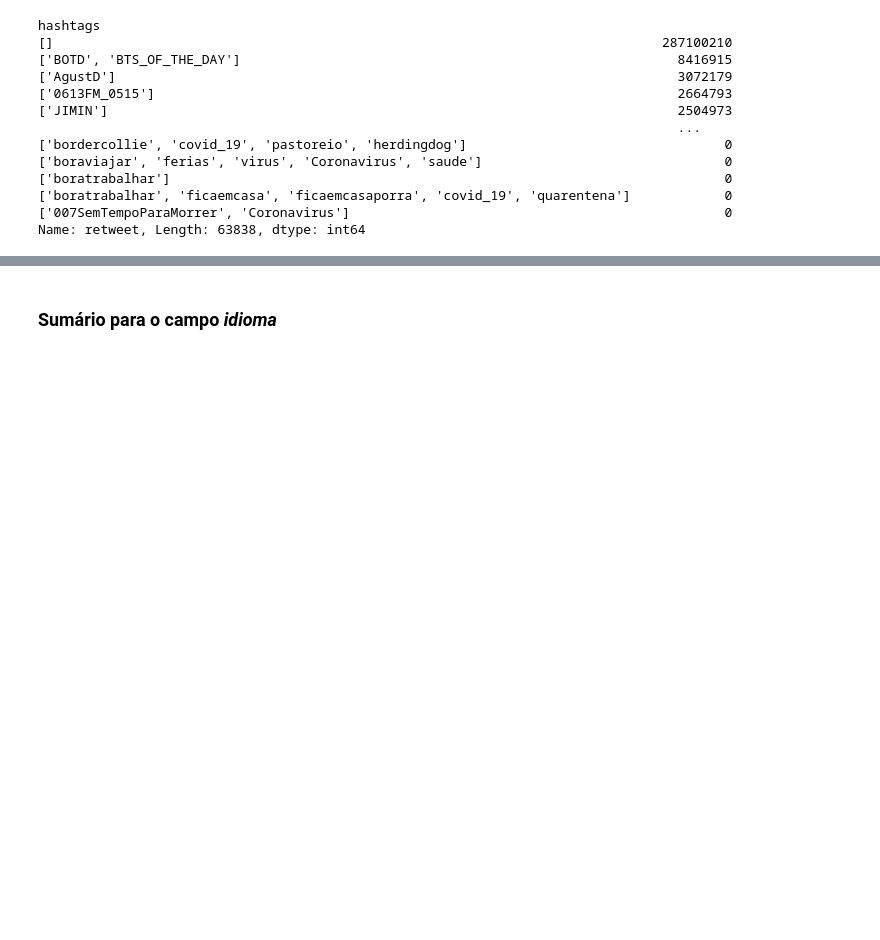
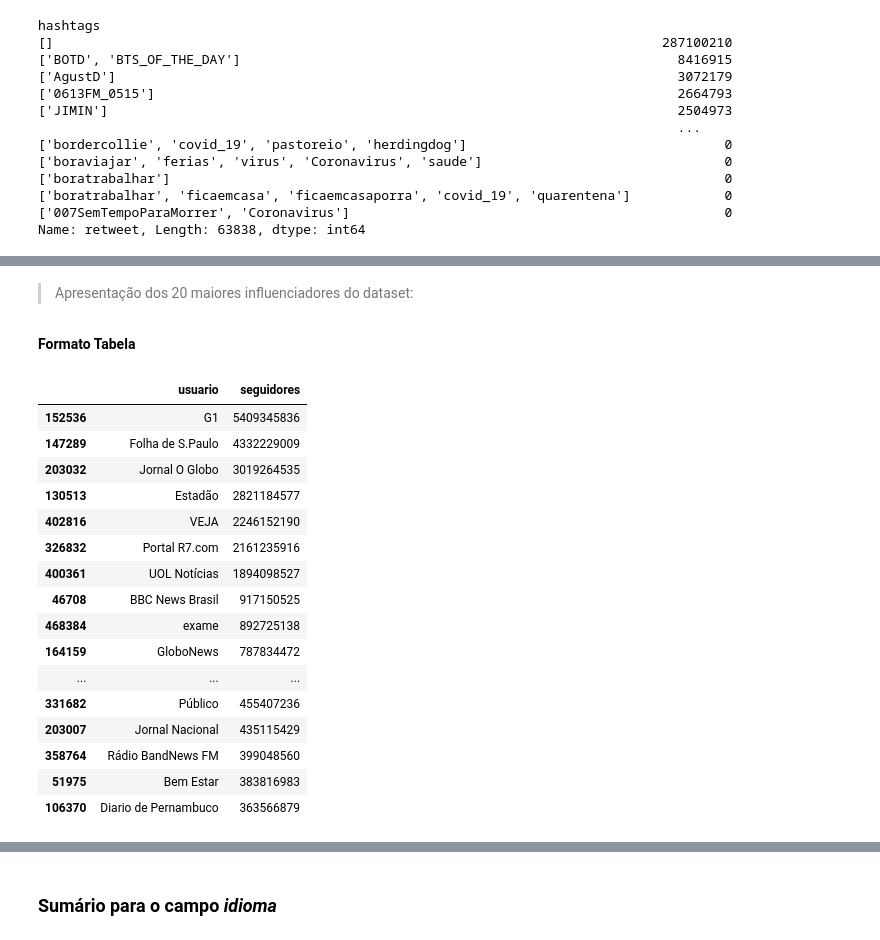
Before and after one commit to ednux/data-science-twitters-covid, a Jupyter notebook: main.ipynb, the cells around one changed output, grey strips where cells are left out. Cells and saved outputs as stored; diff of their text form; code cells hidden in the pictures; blank space fills up the shorter version.

```diff
--- a/main.ipynb
+++ b/main.ipynb
@@ -452,0 +489,28 @@ Name: retweet, Length: 63838, dtype: int64
+# %% [markdown]
+
+
+> Apresentação dos 20 maiores influenciadores do dataset:
+# %% [markdown]
+
+
+**Formato Tabela**
+# %%
+top_20
+# %% [output]
+|  | usuario | seguidores |
+| 152536 | G1 | 5409345836 |
+| 147289 | Folha de S.Paulo | 4332229009 |
+| 203032 | Jornal O Globo | 3019264535 |
+| 130513 | Estadão | 2821184577 |
+| 402816 | VEJA | 2246152190 |
+| 326832 | Portal R7.com | 2161235916 |
+| 400361 | UOL Notícias | 1894098527 |
+| 46708 | BBC News Brasil | 917150525 |
+| 468384 | exame | 892725138 |
+| 164159 | GloboNews | 787834472 |
+| ... | ... | ... |
+| 331682 | Público | 455407236 |
+| 203007 | Jornal Nacional | 435115429 |
+| 358764 | Rádio BandNews FM | 399048560 |
+| 51975 | Bem Estar | 383816983 |
+| 106370 | Diario de Pernambuco | 363566879 |
```
Also changed, not shown: parts of 9 cells of this notebook.
